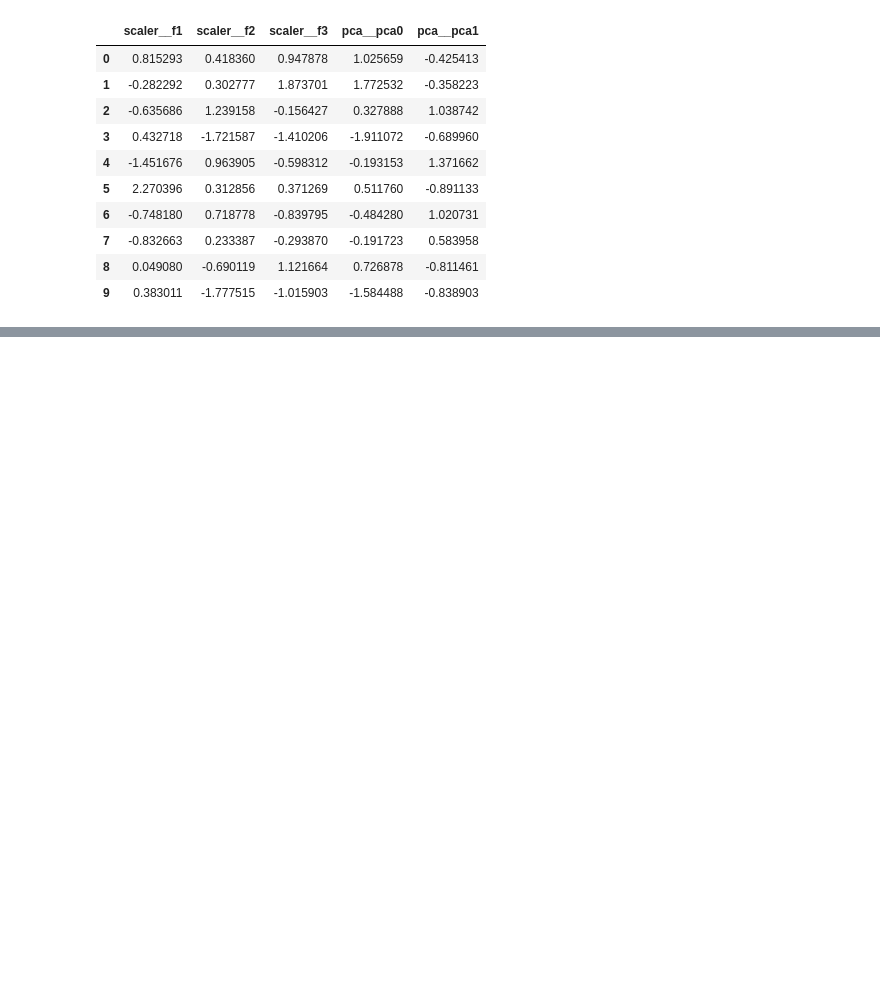
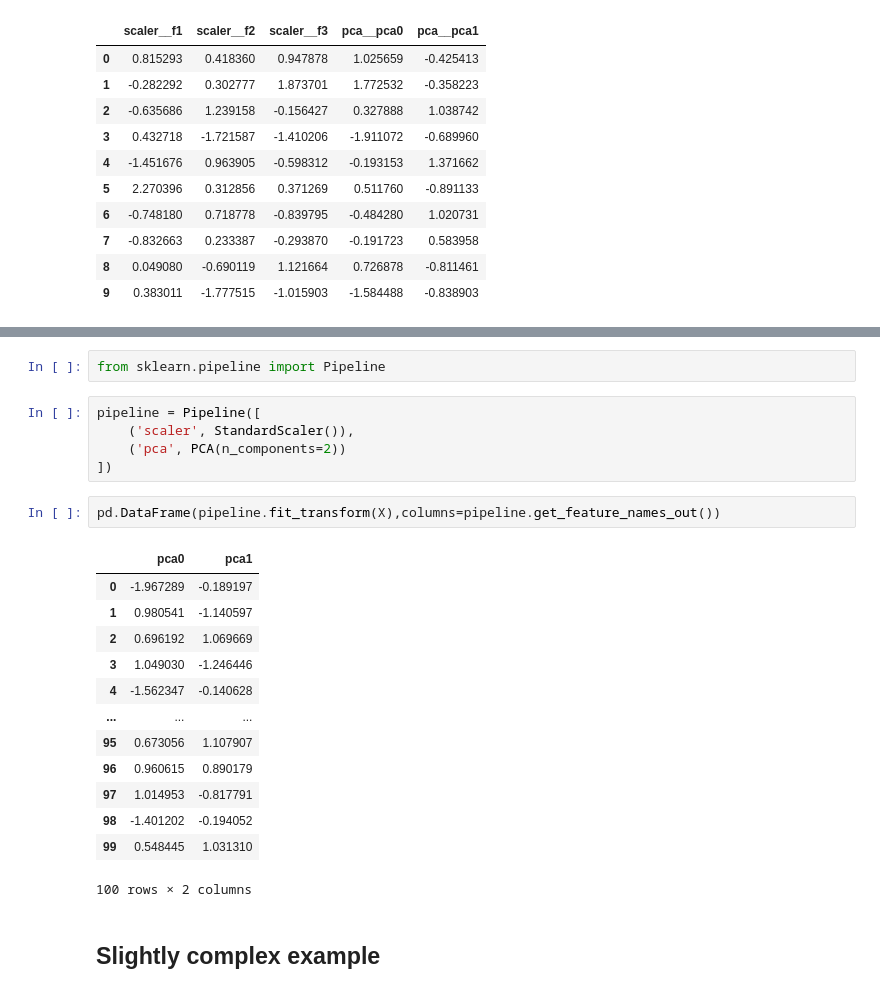
Before and after one commit to vedantdobhalgermany/Advance-ML, a Jupyter notebook: Feature_Engineering/SkLearnDeepDive.ipynb, the cells around one changed output, grey strips where cells are left out. Drawn from its saved outputs; the diff is of its cells as text; blank space fills up the shorter version.

Commit message:
Pipeline

```diff
--- a/Feature_Engineering/SkLearnDeepDive.ipynb
+++ b/Feature_Engineering/SkLearnDeepDive.ipynb
@@ -328,0 +355,25 @@ pd.DataFrame(X_transformed, columns=feature_union.get_feature_names_out())
+# %%
+from sklearn.pipeline import Pipeline
+# %%
+pipeline = Pipeline([
+    ('scaler', StandardScaler()),
+    ('pca', PCA(n_components=2))
+])
+# %%
+pd.DataFrame(pipeline.fit_transform(X),columns=pipeline.get_feature_names_out())
+# %% [output]
+|  | pca0 | pca1 |
+| 0 | -1.967289 | -0.189197 |
+| 1 | 0.980541 | -1.140597 |
+| 2 | 0.696192 | 1.069669 |
+| 3 | 1.049030 | -1.246446 |
+| 4 | -1.562347 | -0.140628 |
+| ... | ... | ... |
+| 95 | 0.673056 | 1.107907 |
+| 96 | 0.960615 | 0.890179 |
+| 97 | 1.014953 | -0.817791 |
+| 98 | -1.401202 | -0.194052 |
+| 99 | 0.548445 | 1.031310 |
+100 rows × 2 columns
+# %% [markdown]
+## Slightly complex example
```
Also changed, not shown: parts of 9 cells of this notebook.
